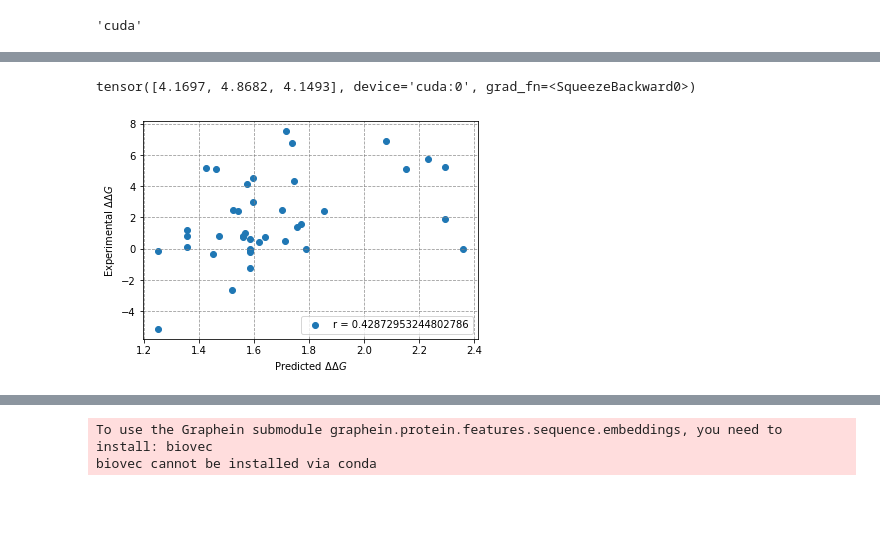
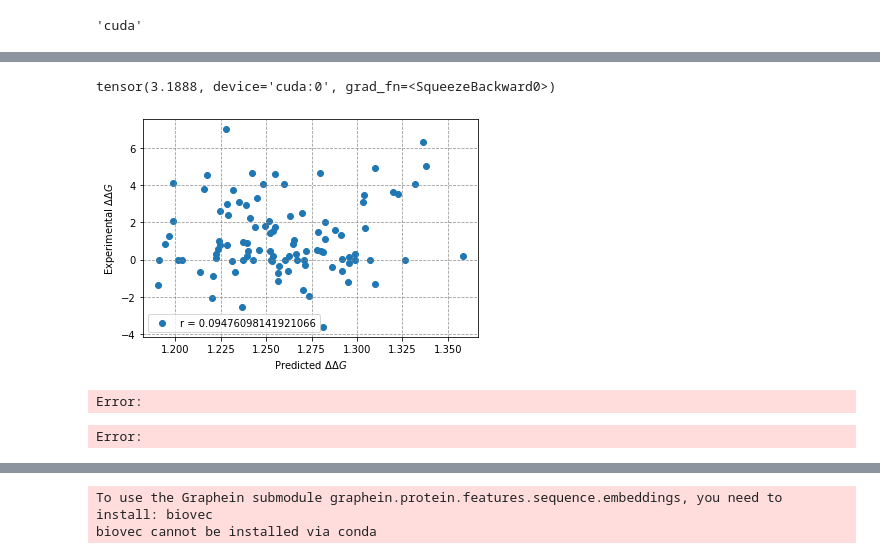
Before and after one commit to babaid/ProBindNN, a Jupyter notebook: main.ipynb, the cells around one changed output, grey strips where cells are left out. Drawn from its saved outputs; the diff is of its cells as text; code cells hidden in the pictures; blank space fills up the shorter version.

```diff
--- a/main.ipynb
+++ b/main.ipynb
@@ -27,7 +27,7 @@ dataset = MutationDataset(index_xlsx="skempi_cleansed.xlsx", root="dataset")
 train_size = int(len(dataset)*0.8042)
 val_size = len(dataset)-train_size
 train_dataset, val_dataset = torch.utils.data.random_split(dataset, [train_size, val_size])
-train_loader = DataLoader(train_dataset, batch_size= 16, shuffle=True)
+train_loader = DataLoader(train_dataset, batch_size= 32, shuffle=True)
 val_loader = DataLoader(val_dataset, batch_size=1, shuffle=True)
 # %%
 print("Length test dataset: ", len(val_dataset))
@@ -42,11 +42,11 @@ device
 # %% [output]
 'cuda'
 # %%
-optimizer = torch.optim.Adadelta(model.parameters(), lr=1e-1)
+optimizer = torch.optim.Adam(model.parameters())
 scheduler = ExponentialLR(optimizer, gamma=0.9)
 loss_fn =  nn.MSELoss()
 # %%
-k = 8
+k = 21
 epochs = 1000
 model.train()
 
@@ -69,6 +69,7 @@ for epoch in tqdm(range(1, epochs)):
     if epoch%5==0:
         scheduler.step()
     writer.add_scalar("RUN_{}/Loss/train".format(k), epoch_loss, epoch)
+    print("Epoch: {}, Loss: {}".format(epoch, epoch_loss))
 
     if epoch%250==0 and epoch != 0:
         model.eval()
@@ -81,7 +82,7 @@ for epoch in tqdm(range(1, epochs)):
             loss = loss_fn(out, ddg)
             val_loss+=loss.item()/len(val_dataset)
         print("Validation loss:", val_loss)
-        writer.add_scalar("RUN_{}/Loss/val".format(k), epoch, epoch_loss)
+
 
     if epoch_loss<best_loss:
         best_model = copy.deepcopy(model)
@@ -89,5 +90,4 @@ for epoch in tqdm(range(1, epochs)):
         torch.save(model.state_dict(), "model.pt")
     else:
         scheduler.step()
-    print("Epoch: {}, Loss: {}".format(epoch+1, epoch_loss))
 # %% [output]
@@ -96,10 +96,10 @@ KeyboardInterrupt:
 d = next(iter(train_loader))
 model(d["mutated"].cuda(), d["non_mutated"].cuda()).squeeze()
 # %% [output]
-tensor([4.1697, 4.8682, 4.1493], device='cuda:0', grad_fn=<SqueezeBackward0>)
+tensor(3.1888, device='cuda:0', grad_fn=<SqueezeBackward0>)
 # %%
 from src.visualize import comparator
 model.load_state_dict(torch.load("model.pt"))
-comparator(model, train_dataset, 40, "cuda")
+comparator(model, train_dataset,100, "cuda")
 # %% [output]
-[figure, old version]
+[figure, new version]
@@ -105,0 +190,5 @@ comparator(model, train_dataset, 40, "cuda")
+# %%
+analysis = tune.run(train_dataset, config=search_space)
+# %% [output]
+Error:
+Error:
```
Also changed, not shown: parts of 7 cells of this notebook, 8 other files.
